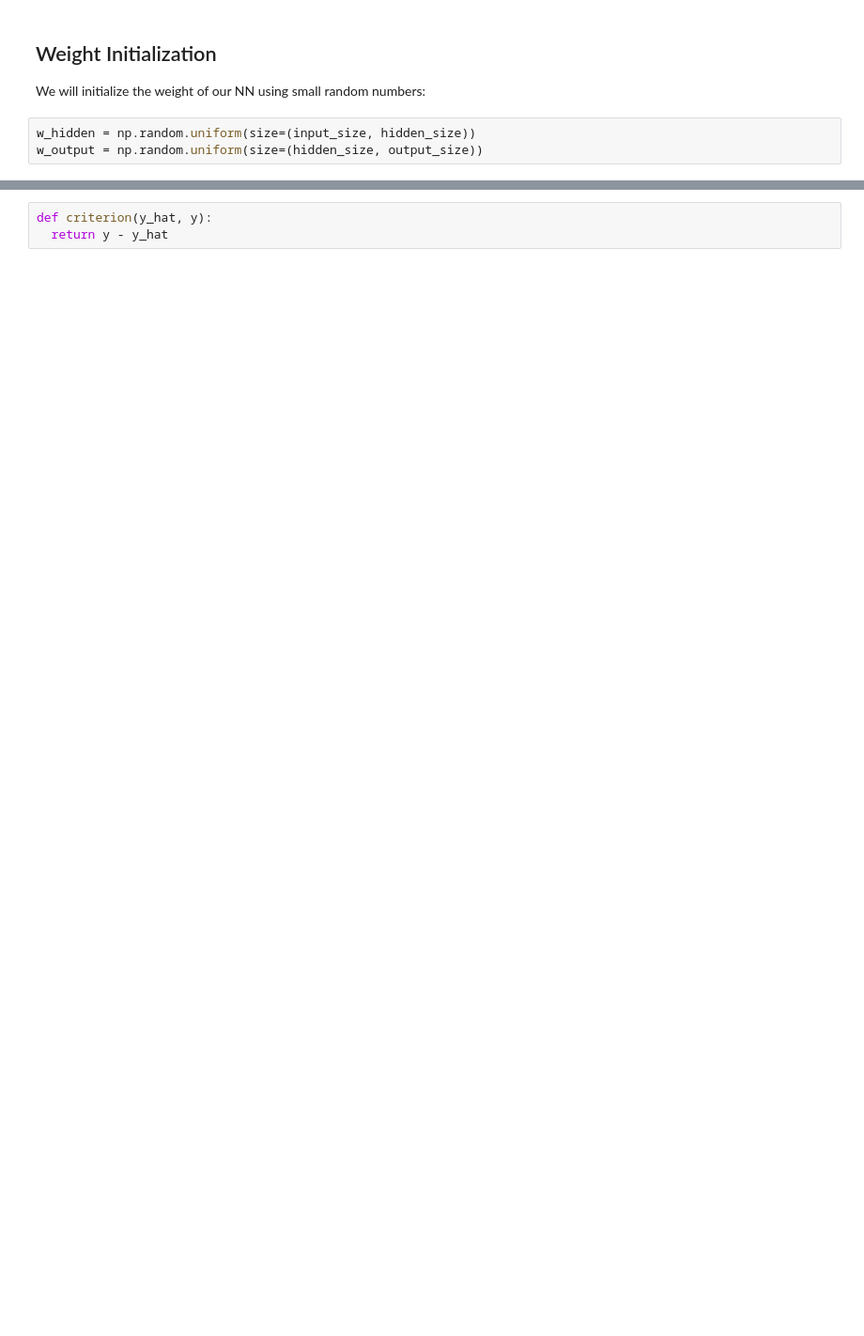
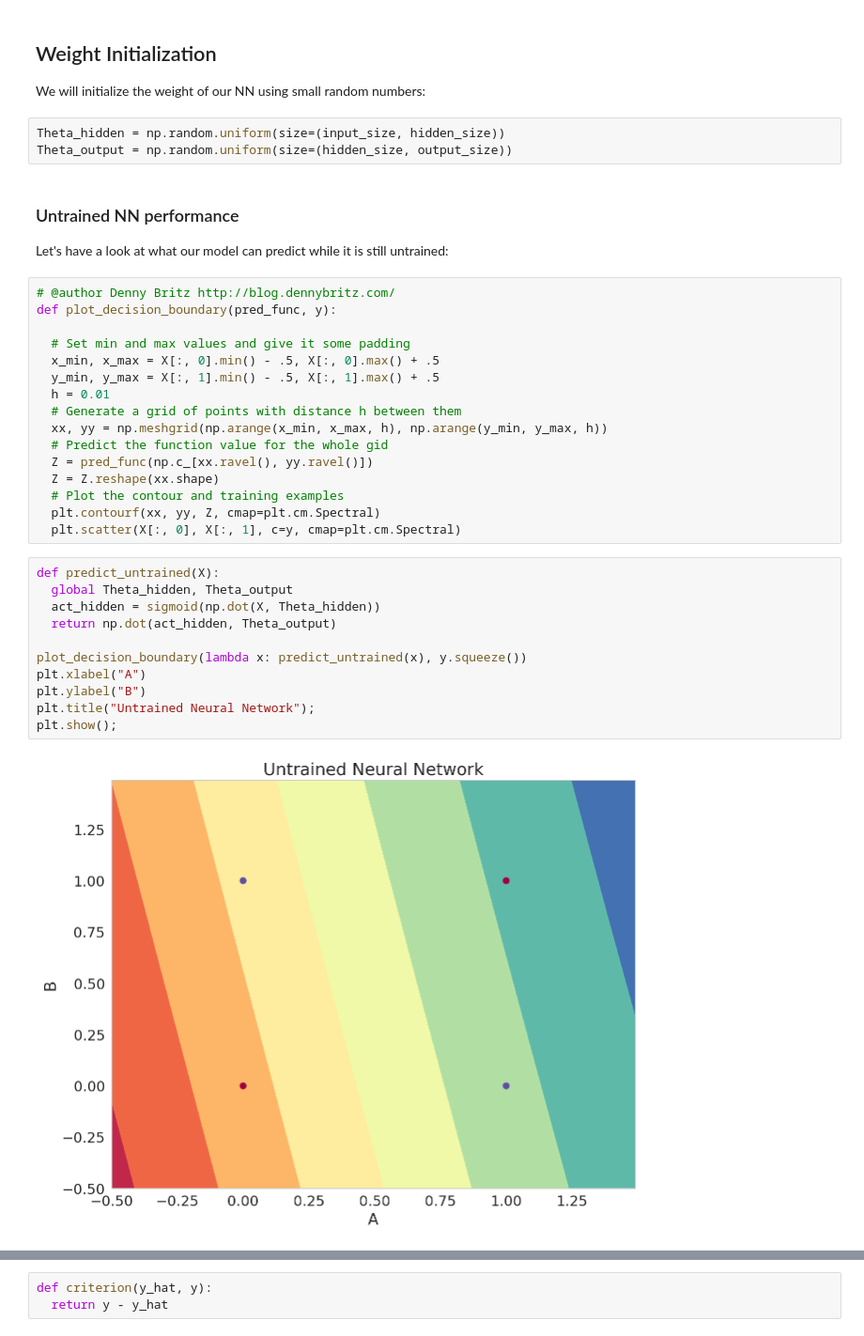
Before and after one commit to Data-Science-FMI/introduction-to-ml-2018, a Jupyter notebook: lab9/creating_neural_network_from_scratch.ipynb, the cells around one changed output, grey strips where cells are left out. Shown at 94% size. Drawn from its saved outputs; the diff is of its cells as text; blank space fills up the shorter version.

```diff
--- a/lab9/creating_neural_network_from_scratch.ipynb
+++ b/lab9/creating_neural_network_from_scratch.ipynb
@@ -195,8 +203,41 @@ learning_rate = 0.1
 
 We will initialize the weight of our NN using small random numbers:
 # %%
-w_hidden = np.random.uniform(size=(input_size, hidden_size))
-w_output = np.random.uniform(size=(hidden_size, output_size))
+Theta_hidden = np.random.uniform(size=(input_size, hidden_size))
+Theta_output = np.random.uniform(size=(hidden_size, output_size))
+# %% [markdown]
+### Untrained NN performance
+
+Let's have a look at what our model can predict while it is still untrained:
+# %%
+# @author Denny Britz http://blog.dennybritz.com/
+def plot_decision_boundary(pred_func, y):
+
+  # Set min and max values and give it some padding
+  x_min, x_max = X[:, 0].min() - .5, X[:, 0].max() + .5
+  y_min, y_max = X[:, 1].min() - .5, X[:, 1].max() + .5
+  h = 0.01
+  # Generate a grid of points with distance h between them
+  xx, yy = np.meshgrid(np.arange(x_min, x_max, h), np.arange(y_min, y_max, h))
+  # Predict the function value for the whole gid
+  Z = pred_func(np.c_[xx.ravel(), yy.ravel()])
+  Z = Z.reshape(xx.shape)
+  # Plot the contour and training examples
+  plt.contourf(xx, yy, Z, cmap=plt.cm.Spectral)
+  plt.scatter(X[:, 0], X[:, 1], c=y, cmap=plt.cm.Spectral)
+# %%
+def predict_untrained(X):
+  global Theta_hidden, Theta_output
+  act_hidden = sigmoid(np.dot(X, Theta_hidden))
+  return np.dot(act_hidden, Theta_output)
+
+plot_decision_boundary(lambda x: predict_untrained(x), y.squeeze())
+plt.xlabel("A")
+plt.ylabel("B")
+plt.title("Untrained Neural Network");
+plt.show();
+# %% [output]
+[figure, added]
 # %% [markdown]
 ## Training
 
```
Also changed, not shown: parts of 15 cells of this notebook.
